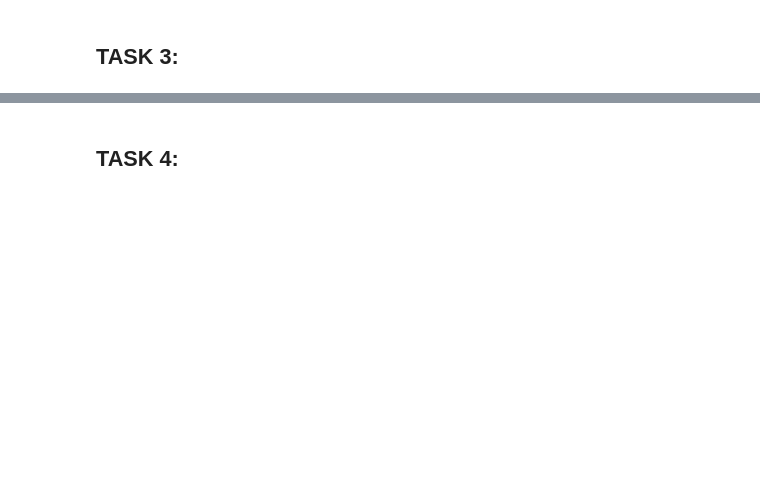
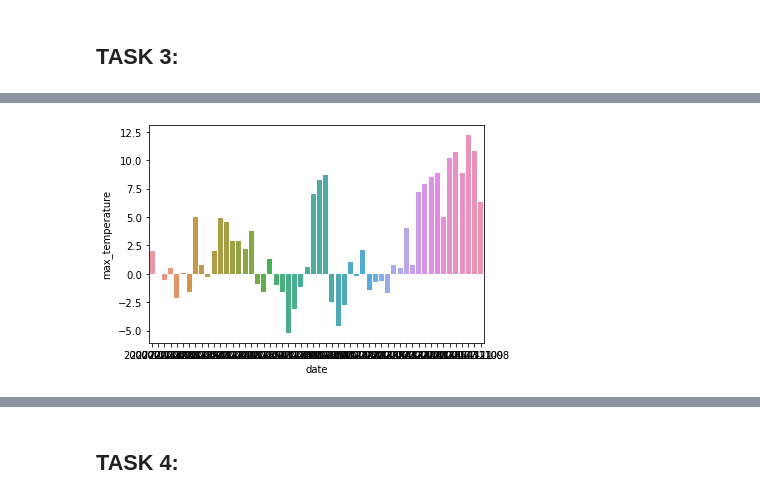
Before and after one commit to data301-2021-summer2/project-group38-project, a Jupyter notebook: data/processed/Climate_data_processed.ipynb, the cells around one changed output, grey strips where cells are left out. Cells and saved outputs as stored; diff of their text form; code cells hidden in the pictures; blank space fills up the shorter version.

```diff
--- a/data/processed/Climate_data_processed.ipynb
+++ b/data/processed/Climate_data_processed.ipynb
@@ -146,4 +124,4 @@ df2008 = df1.drop(df.index[range(196,4999)])
 df2008
 # %%
-df2007 = df1.drop(df.index[range(196,4999)])
-df2007
+df2007 = df3.drop(df3.index[range(4794)])
+df2007.head()
@@ -181,0 +208,5 @@ bp
+# %%
+%matplotlib inline
+bp = sns.barplot(x= df2007["date"], y= df3["max_temperature"], data= df2007, label="2007 Max Temperature")
+# %% [output]
+[figure, added]
```
Also changed, not shown: parts of 30 cells of this notebook.
